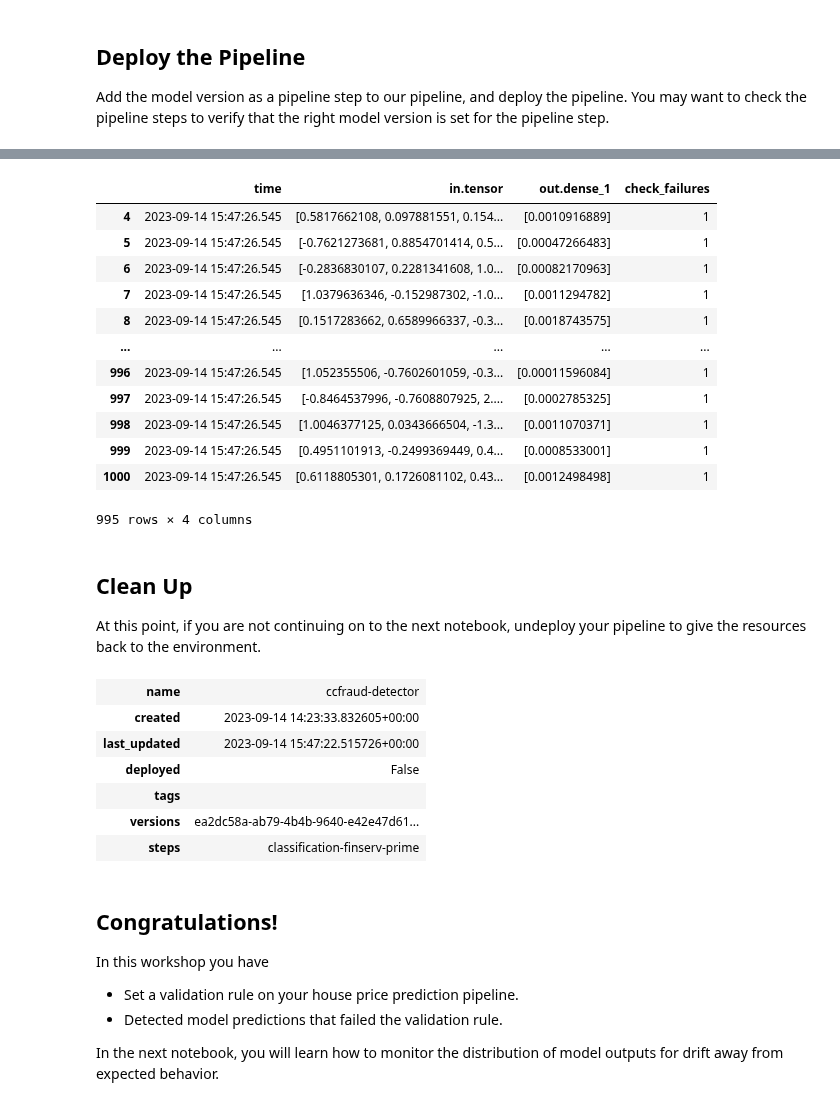
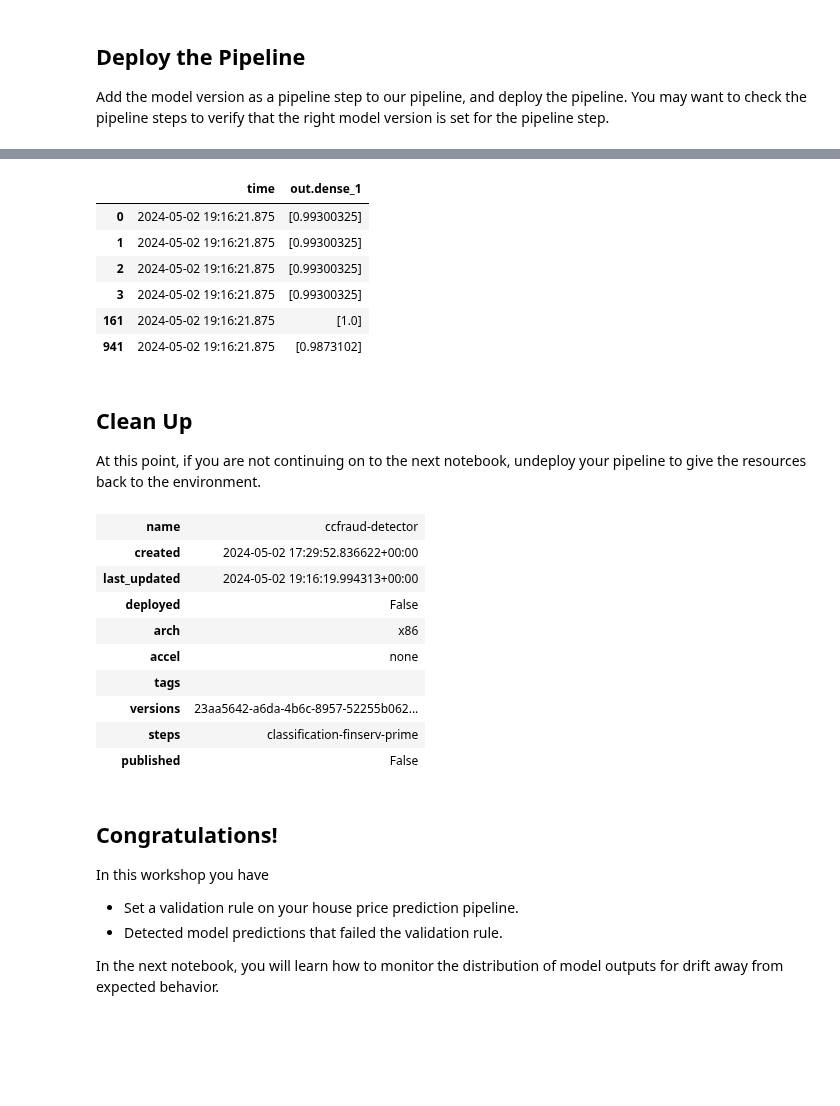
Before and after one commit to WallarooLabs/Workshops, a Jupyter notebook: Classification/FinServ/Notebooks-with-code/N3_validation_rules-with-code.ipynb, the cells around one changed output, grey strips where cells are left out. Cells and saved outputs as stored; diff of their text form; code cells hidden in the pictures; blank space fills up the shorter version.

Commit message:
updated various workshops

````diff
--- a/Classification/FinServ/Notebooks-with-code/N3_validation_rules-with-code.ipynb
+++ b/Classification/FinServ/Notebooks-with-code/N3_validation_rules-with-code.ipynb
@@ -83,18 +46,11 @@ Retrieve the previous workspace, model versions, and pipelines used in the previ
 
 wl = wallaroo.Client()
 
-wallarooPrefix = "beautiful-platypus-3587."
-wallarooSuffix = "wallaroo.community"
-
-wl = wallaroo.Client(api_endpoint=f"https://{wallarooPrefix}api.{wallarooSuffix}",
-                    auth_endpoint=f"https://{wallarooPrefix}keycloak.{wallarooSuffix}",
-                    auth_type="sso")
-
 # retrieve the previous workspace, model, and pipeline version
 
-workspace_name = "workshop-finserv-john"
+workspace_name = "workshop-finserv-jch"
 
-workspace = wl.get_workspace(name=workspace_name, create_if_not_exist=True)
+workspace = wl.get_workspace(name=workspace_name)
 
 # set your current workspace to the workspace that you just created
 wl.set_current_workspace(workspace)
@@ -250,30 +229,30 @@ display(multiple_result[multiple_result['check_failures'] > 0])
 ```
+# %%
+# blank space to set a validation rule on the pipeline and check if it triggers as expected
+
+import polars as pl
+
+pipeline = pipeline.add_validations(
+    high_fraud=pl.col("out.dense_1").list.get(0) > 0.9
+)
 # %%
 # blank space to set a validation rule on the pipeline and check if it triggers as expected
 
-hi_bnd = 0.50
-
-pipeline = pipeline.add_validation("greater than 0.50", prime_model_version.outputs[0][0] > hi_bnd)
-
-pipeline.deploy()
+deploy_config = wallaroo.DeploymentConfigBuilder().replica_count(1).cpus(0.5).memory("1Gi").build()
+pipeline.deploy(deployment_config=deploy_config)
 
 multiple_result = pipeline.infer_from_file('../data/cc_data_1k.df.json')
 
-display(multiple_result[multiple_result['check_failures'] > 0])
+# show only the results that triggered an anomaly
+multiple_result.loc[multiple_result['anomaly.count'] > 0, ['time', 'out.dense_1']]
 # %% [output]
-|  | time | in.tensor | out.dense_1 | check_failures |
-| 4 | 2023-09-14 15:47:26.545 | [0.5817662108, 0.097881551, 0.154... | [0.0010916889] | 1 |
-| 5 | 2023-09-14 15:47:26.545 | [-0.7621273681, 0.8854701414, 0.5... | [0.00047266483] | 1 |
-| 6 | 2023-09-14 15:47:26.545 | [-0.2836830107, 0.2281341608, 1.0... | [0.00082170963] | 1 |
-| 7 | 2023-09-14 15:47:26.545 | [1.0379636346, -0.152987302, -1.0... | [0.0011294782] | 1 |
-| 8 | 2023-09-14 15:47:26.545 | [0.1517283662, 0.6589966337, -0.3... | [0.0018743575] | 1 |
-| ... | ... | ... | ... | ... |
-| 996 | 2023-09-14 15:47:26.545 | [1.052355506, -0.7602601059, -0.3... | [0.00011596084] | 1 |
-| 997 | 2023-09-14 15:47:26.545 | [-0.8464537996, -0.7608807925, 2.... | [0.0002785325] | 1 |
-| 998 | 2023-09-14 15:47:26.545 | [1.0046377125, 0.0343666504, -1.3... | [0.0011070371] | 1 |
-| 999 | 2023-09-14 15:47:26.545 | [0.4951101913, -0.2499369449, 0.4... | [0.0008533001] | 1 |
-| 1000 | 2023-09-14 15:47:26.545 | [0.6118805301, 0.1726081102, 0.43... | [0.0012498498] | 1 |
+|  | time | out.dense_1 |
+| 0 | 2024-05-02 19:16:21.875 | [0.99300325] |
+| 1 | 2024-05-02 19:16:21.875 | [0.99300325] |
+| 2 | 2024-05-02 19:16:21.875 | [0.99300325] |
+| 3 | 2024-05-02 19:16:21.875 | [0.99300325] |
+| 161 | 2024-05-02 19:16:21.875 | [1.0] |
+| 941 | 2024-05-02 19:16:21.875 | [0.9873102] |
-995 rows × 4 columns
 # %% [markdown]
 ## Clean Up
 
@@ -284,12 +263,15 @@ At this point, if you are not continuing on to the next notebook, undeploy your
 pipeline.undeploy()
 # %% [output]
 | name | ccfraud-detector |
-| created | 2023-09-14 14:23:33.832605+00:00 |
-| last_updated | 2023-09-14 15:47:22.515726+00:00 |
+| created | 2024-05-02 17:29:52.836622+00:00 |
+| last_updated | 2024-05-02 19:16:19.994313+00:00 |
 | deployed | False |
+| arch | x86 |
+| accel | none |
 | tags |  |
-| versions | ea2dc58a-ab79-4b4b-9640-e42e47d61... |
+| versions | 23aa5642-a6da-4b6c-8957-52255b062... |
 | steps | classification-finserv-prime |
+| published | False |
 # %% [markdown]
 ## Congratulations!
 
````
Also changed, not shown: parts of 4 cells of this notebook, 30 other files.
